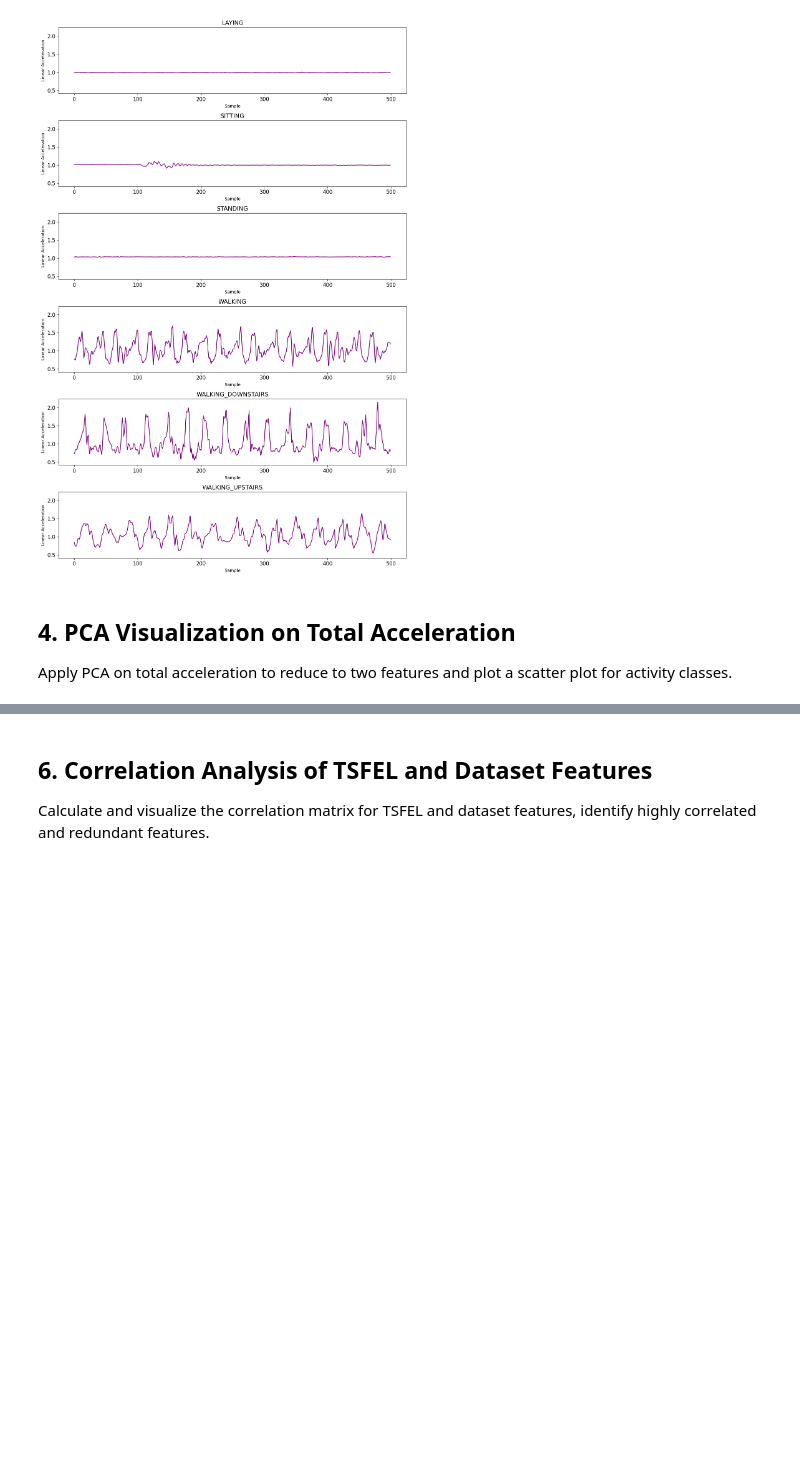
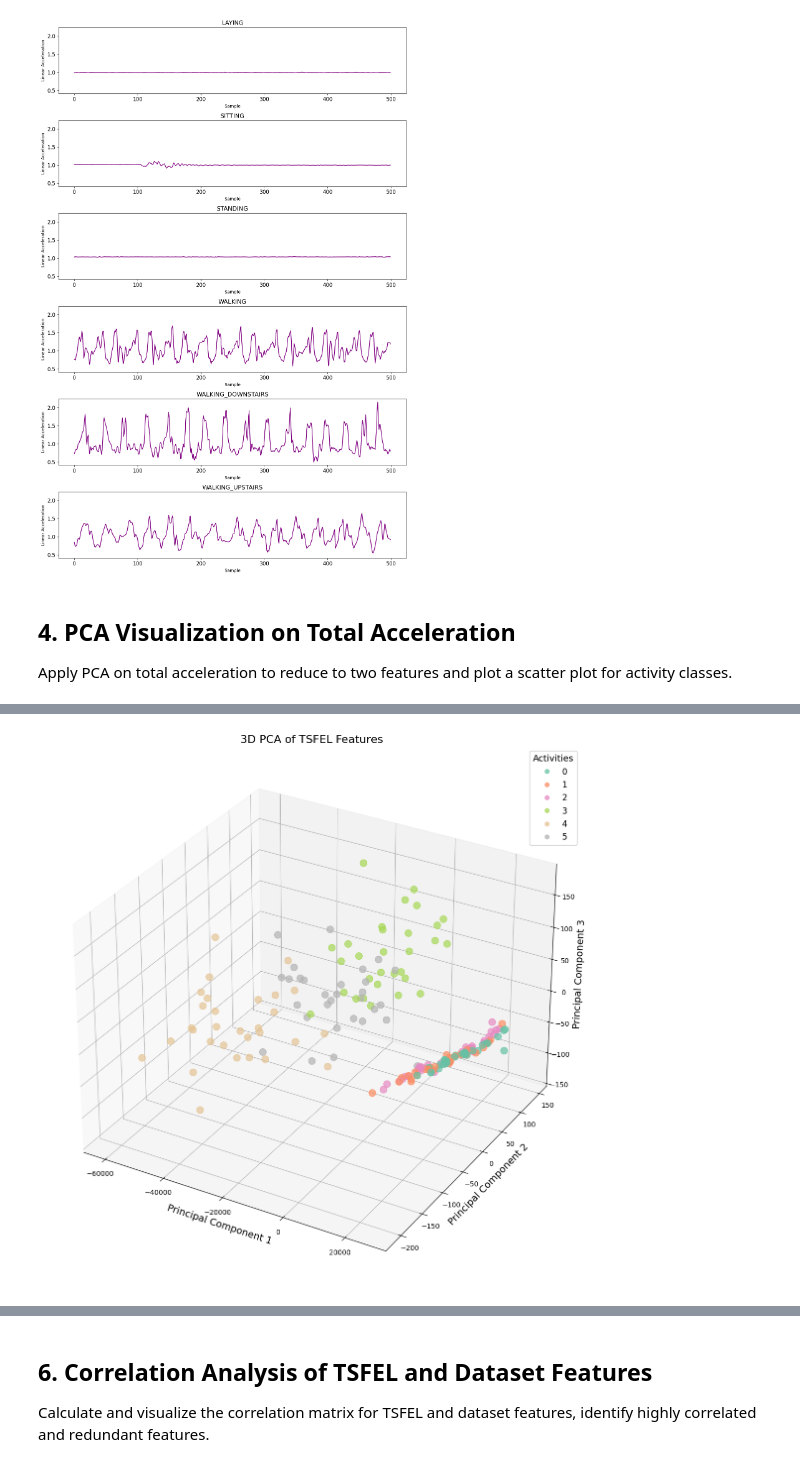
Before and after one commit to hem436/Mtech, a Jupyter notebook: Machine Learning/es335-25-fall-assignment-1/Answer_HAR/HAR_EDA.ipynb, the cells around one changed output, grey strips where cells are left out. Cells and saved outputs as stored; diff of their text form; code cells hidden in the pictures; blank space fills up the shorter version.

```diff
--- a/Machine Learning/es335-25-fall-assignment-1/Answer_HAR/HAR_EDA.ipynb
+++ b/Machine Learning/es335-25-fall-assignment-1/Answer_HAR/HAR_EDA.ipynb
@@ -206,0 +200,14 @@ plt.show()
+# %%
+# plot 3d pca plot
+fig = plt.figure(figsize=(14, 15))
+ax = fig.add_subplot(111, projection='3d')
+scatter = ax.scatter(ts_pca[:, 0], ts_pca[:, 1], ts_pca[:, 2], c=pd.factorize(y_labels)[0], cmap='Set2', s=100, alpha=0.7)
+ax.set_title('3D PCA of TSFEL Features', fontsize=16)
+ax.set_xlabel('Principal Component 1', fontsize=14)
+ax.set_ylabel('Principal Component 2', fontsize=14)
+ax.set_zlabel('Principal Component 3', fontsize=14)
+legend1 = ax.legend(*scatter.legend_elements(), title="Activities", fontsize=12, title_fontsize=13)
+ax.add_artist(legend1)
+plt.show()
+# %% [output]
+[figure, added]
```
Also changed, not shown: parts of 21 cells of this notebook, 5 other files.
